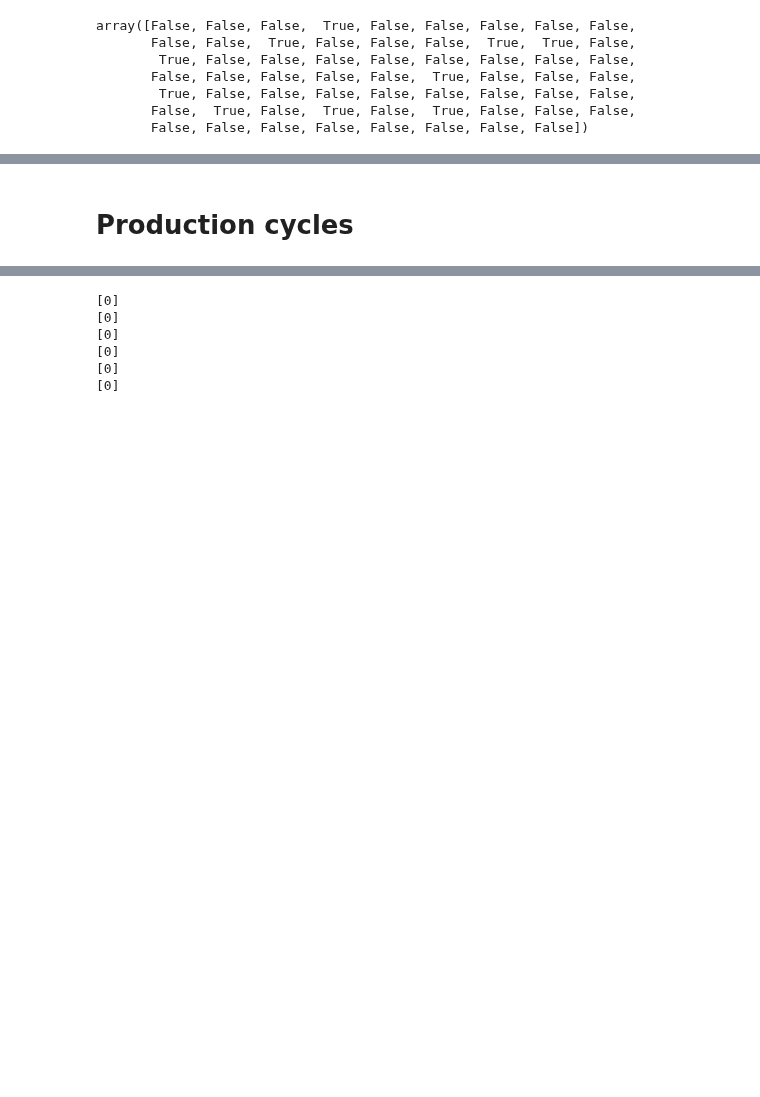
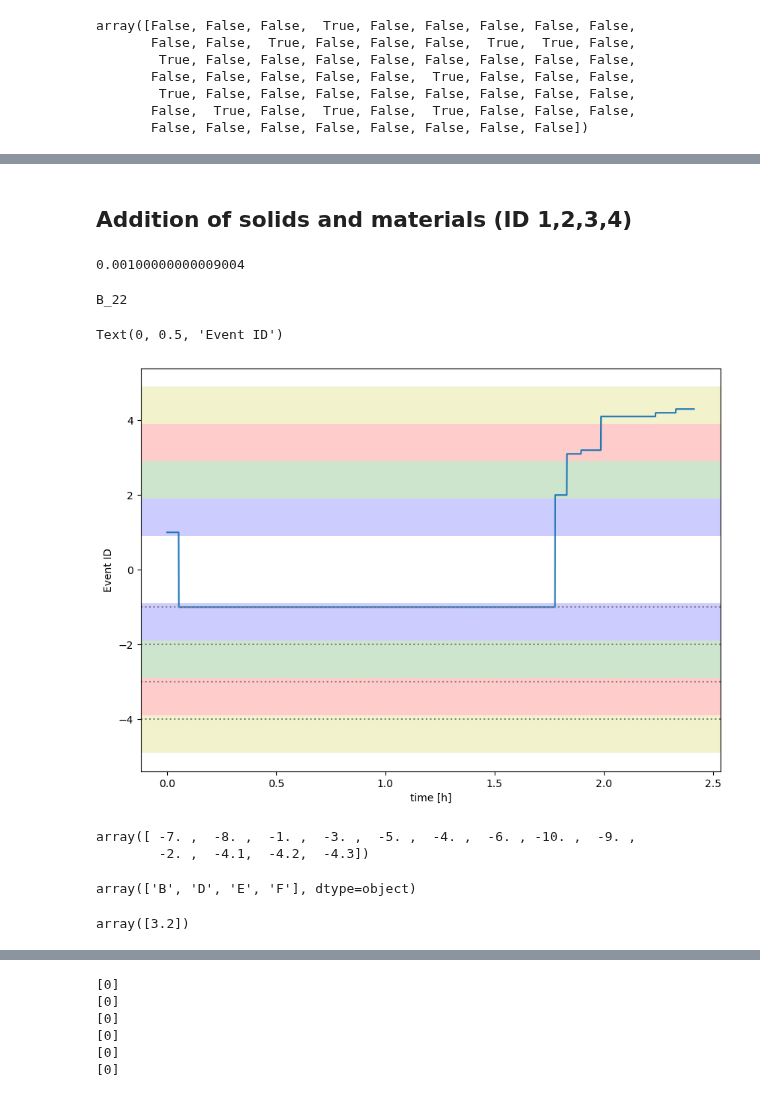
Before and after one commit to jonasbruhub/Analysis-of-Production-flow-systems-with-focus-on-industry, a Jupyter notebook: Simulations and code/Multiple Cycle Data exploration V2.ipynb, the cells around one changed output, grey strips where cells are left out. Saved outputs shown, nothing was run; the diff lists cells and outputs as text; code cells hidden in the pictures; blank space fills up the shorter version.

```diff
--- a/Simulations and code/Multiple Cycle Data exploration V2.ipynb
+++ b/Simulations and code/Multiple Cycle Data exploration V2.ipynb
@@ -521,2 +456,2 @@ Det konkluderes at BatchID == 0 er ensbetydende med oprensning af tanken. Dette
-# %% [markdown]
-# Production cycles
+# %% [markdown]
+## Addition of solids and materials (ID 1,2,3,4)
@@ -522,0 +470,75 @@ Det konkluderes at BatchID == 0 er ensbetydende med oprensning af tanken. Dette
+# %%
+test = sim_prod[sim_prod.Cycle_BatchID == "B_45"]
+test
+np.array([test.Time_out.iloc[idx+1] - test.Time_out.iloc[idx] for idx, _ in enumerate(test.Time_out.iloc[:-1])]).max()
+# %% [output]
+0.00100000000009004
+# %%
+# Select only data from the first 4 IDs
+X = sim_prod[
+    # (sim_prod.Cycle == "A") &
+    # (sim_prod.BatchID == 1) &
+    (np.abs(sim_prod.EventFrameID_Reference) < 5.0) ]
+
+
+fig, ax = plt.subplots(1 ,1, figsize = (10,7))
+# batches = X.Cycle_BatchID.unique()[::10]        # Take every 10 to make plot easier to read
+batches = X.Cycle_BatchID.unique()
+batches = ["B_22"]
+
+for b in batches:
+    X2 = X[X.Cycle_BatchID == b]
+
+    # ax.plot(X2.Time_out - X2.Time_out.iloc[0], np.abs(X2.EventFrameID_Reference))
+    ax.plot(X2.Time_out - X2.Time_out.iloc[0], X2.EventFrameID_Reference)
+
+    # Det er allerede blevet undersøgt at time delta er konstant, så dem, hvor det går skråt ned ad er meget underlige, derfor filtrer hvilke det er batch cycle ID: (var fordi der manglede alle steps indtil flatline )
+    # t_del = np.array([X2.Time_out.iloc[idx+1] - X2.Time_out.iloc[idx] for idx, _ in enumerate(X2.Time_out.iloc[:-1])])
+    # if t_del.max() > delta_t + eps_t:
+    #     print(b)
+
+    # if X2.Time_out.iloc[-1] - X2.Time_out.iloc[0] > 400:
+    #     print(b)
+
+
+    # In cycle B, there is a run, where it stays -1 for a long time
+    if X2[X2.EventFrameID_Reference == -1].Time_out.max() - X2[X2.EventFrameID_Reference == -1].Time_out.min() > 1.5:
+        print(b)
+
+# ax.set_ylim(bottom=0)
+
+# ax.axhspan(-1.5, 1.5, facecolor='b', alpha=0.2)
+x_lim = ax.get_xlim()
+colors = ["b","g","r","y"]
+for idx, ef in enumerate(X.EventFrameID_Reference.apply(np.abs).apply(np.round).unique()):
+    # print(ef)
+    ax.axhspan(ef-0.1, ef+0.9, facecolor=colors[idx], alpha=0.2)
+    ax.axhspan(-ef-0.9, -ef+0.1, facecolor=colors[idx], alpha=0.2)
+    ax.hlines(-ef,x_lim[0],x_lim[1],linestyles="dotted", colors="grey")
+
+ax.set_xlim(x_lim)
+ax.set_xlabel("time [h]")
+ax.set_ylabel("Event ID")
+# ax.axhspan(-1.5, 1.5, facecolor='g', alpha=0.2)
+
+
+
+
+# In cycle F, we observe for the first time that also some of the states that dont end in 0, also has negative values, i.e. -4.1 and -4.2 and -4.3. This only happens with the event group 4 and not 3.
+# %% [output]
+B_22
+Text(0, 0.5, 'Event ID')
+[figure, added]
+# %%
+sim_prod[sim_prod.EventFrameID_Reference < 0].EventFrameID_Reference.unique()
+# %% [output]
+array([ -7. ,  -8. ,  -1. ,  -3. ,  -5. ,  -4. ,  -6. , -10. ,  -9. ,
+        -2. ,  -4.1,  -4.2,  -4.3])
+# %%
+sim_prod[ [x in [-10] for x in sim_prod.EventFrameID_Reference] ].Cycle.unique()
+# %% [output]
+array(['B', 'D', 'E', 'F'], dtype=object)
+# %%
+sim_prod[ np.abs(sim_prod.EventFrameID_Reference) == 3.2].EventFrameID_Reference.unique()
+# %% [output]
+array([3.2])
```
Also changed, not shown: parts of 51 cells of this notebook, 25 other files.
